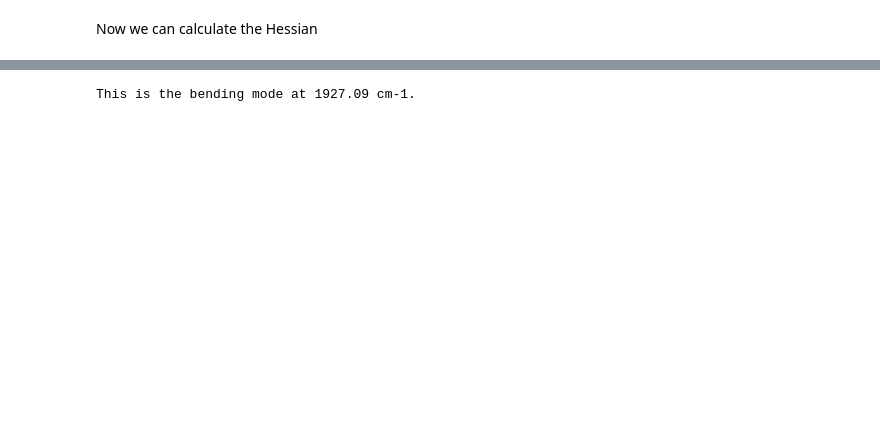
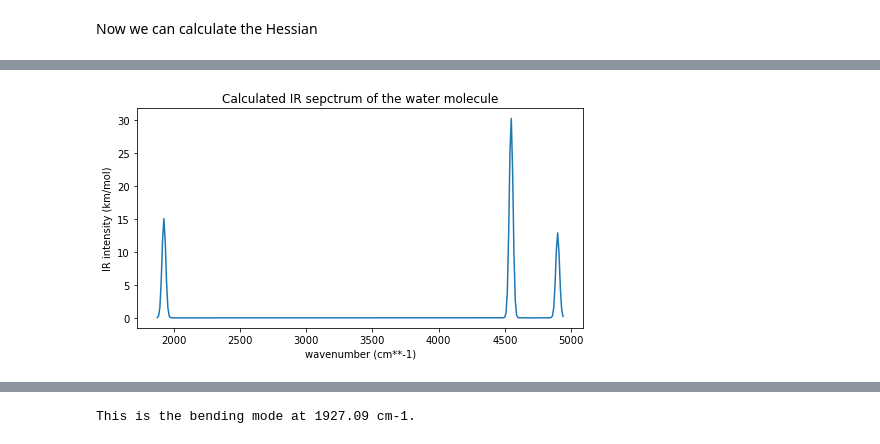
Before and after one commit to kthpanor/echem, a Jupyter notebook: docs/ir.ipynb, the cells around one changed output, grey strips where cells are left out. Saved outputs shown, nothing was run; the diff lists cells and outputs as text; code cells hidden in the pictures; blank space fills up the shorter version.

```diff
--- a/docs/ir.ipynb
+++ b/docs/ir.ipynb
@@ -264,0 +86,6 @@ H       0.8960000       0.0000000      -0.3170000       0.6593957      -0.000000
+# %%
+# Create the Hessian Driver and use it to compute an analytical SCF Hessian
+hessian_settings = {}
+hessian_drv = vlx.scfhessiandriver.ScfHessianDriver(scfdrv, scfdrv.comm, ostream)
+hessian_drv.update_settings(method_settings, hessian_settings)
+hessian_drv.compute(molecule, basis)
@@ -264,0 +141,35 @@ H       0.8960000       0.0000000      -0.3170000       0.6593957      -0.000000
+# %%
+def add_broadening(list_ex_energy, list_osci_strength, line_profile='Lorentzian', line_param=10, step=10):
+        x_min = np.amin(list_ex_energy) - 50
+        x_max = np.amax(list_ex_energy) + 50
+        x = np.arange(x_min, x_max, step)
+        y = np.zeros((len(x)))
+        #print(x)
+        #print(y)
+
+        # go through the frames and calculate the spectrum for each frame
+        for xp in range(len(x)):
+            for e, f in zip(list_ex_energy, list_osci_strength):
+                if line_profile == 'Gaussian':
+                    y[xp] += f * np.exp(-(
+                        (e - x[xp]) / line_param)**2)
+                elif line_profile == 'Lorentzian':
+                    y[xp] += 0.5 * line_param * f / (np.pi * (
+                        (x[xp] - e)**2 + 0.25 * line_param**2))
+        return x, y
+# %%
+# plot the IR spectrum
+from matplotlib import pyplot as plt
+
+plt.figure(figsize=(7,4))
+# Spectrum from -CHF
+x1,y1 = hessian_drv.frequencies, hessian_drv.ir_intensities
+x1i, y1i = add_broadening(x1,y1,line_profile='Gaussian',line_param=20,step=10)
+plt.plot(x1i,y1i)
+#plt.plot(x1,y1,'x')
+plt.xlabel('wavenumber (cm**-1)')
+plt.ylabel('IR intensity (km/mol)')
+plt.title("Calculated IR sepctrum of the water molecule")
+plt.tight_layout(); plt.show()
+# %% [output]
+[figure, added]
```
Also changed, not shown: parts of 14 cells of this notebook, 1 other file.
